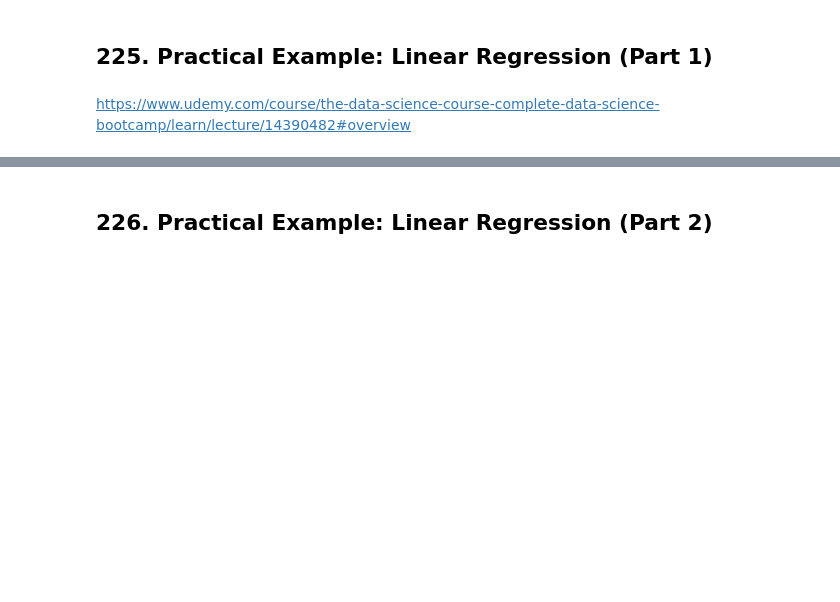
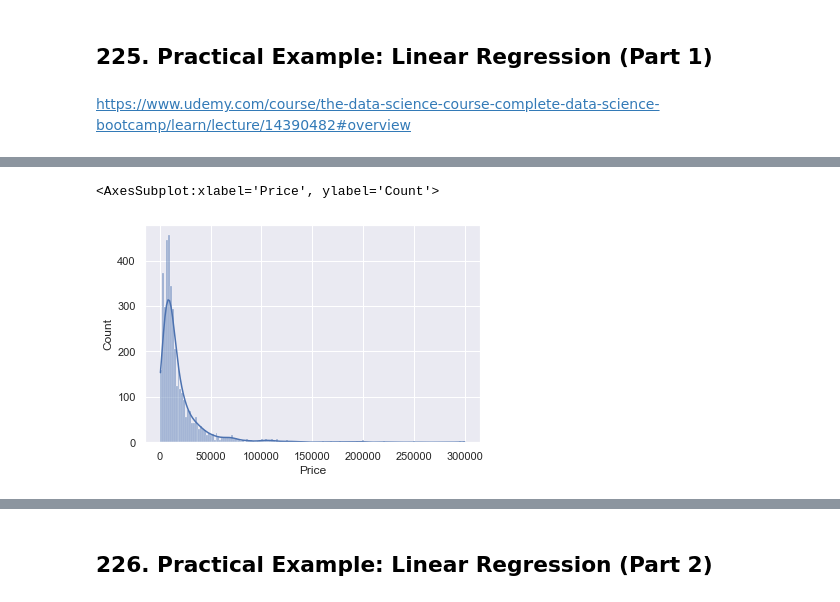
Before and after one commit to Mrchmdani/Mrchmdani, a Jupyter notebook: MyLearning/Udemy/The Data Science Course 2022 - Complete Data Science Bootcamp/Udemy - Complete Data Science Bootcamp - Part5 - Advanced Statistical Methods in Pthon.ipynb, the cells around one changed output, grey strips where cells are left out. Saved outputs shown, nothing was run; the diff lists cells and outputs as text; code cells hidden in the pictures; blank space fills up the shorter version.

```diff
--- a/MyLearning/Udemy/The Data Science Course 2022 - Complete Data Science Bootcamp/Udemy - Complete Data Science Bootcamp - Part5 - Advanced Statistical Methods in Pthon.ipynb
+++ b/MyLearning/Udemy/The Data Science Course 2022 - Complete Data Science Bootcamp/Udemy - Complete Data Science Bootcamp - Part5 - Advanced Statistical Methods in Pthon.ipynb
@@ -2026,0 +2029,13 @@ https://www.udemy.com/course/the-data-science-course-complete-data-science-bootc
+# %%
+#import library
+
+import numpy as np
+import pandas as pd
+import matplotlib.pyplot as plt
+import seaborn as sns
+sns.set()
+
+from sklearn.linear_model import LinearRegression
+# %%
+raw_data = pd.read_csv('csv/1.04. Real-life example.csv')
+raw_data.head()
@@ -2026,0 +2110,3 @@ https://www.udemy.com/course/the-data-science-course-complete-data-science-bootc
+# %%
+data = raw_data.drop(['Model'], axis=1)
+data.describe(include='all')
@@ -2026,0 +2147,2 @@ https://www.udemy.com/course/the-data-science-course-complete-data-science-bootc
+# %%
+data_no_mv = data.dropna(axis= 0)
@@ -2026,0 +2184,7 @@ https://www.udemy.com/course/the-data-science-course-complete-data-science-bootc
+# %%
+# Visualize 'Price' Variable
+
+sns.histplot(data_no_mv['Price'], kde=True)
+# %% [output]
+<AxesSubplot:xlabel='Price', ylabel='Count'>
+[figure, added]
```
Also changed, not shown: parts of 51 cells of this notebook, 20 other files.
